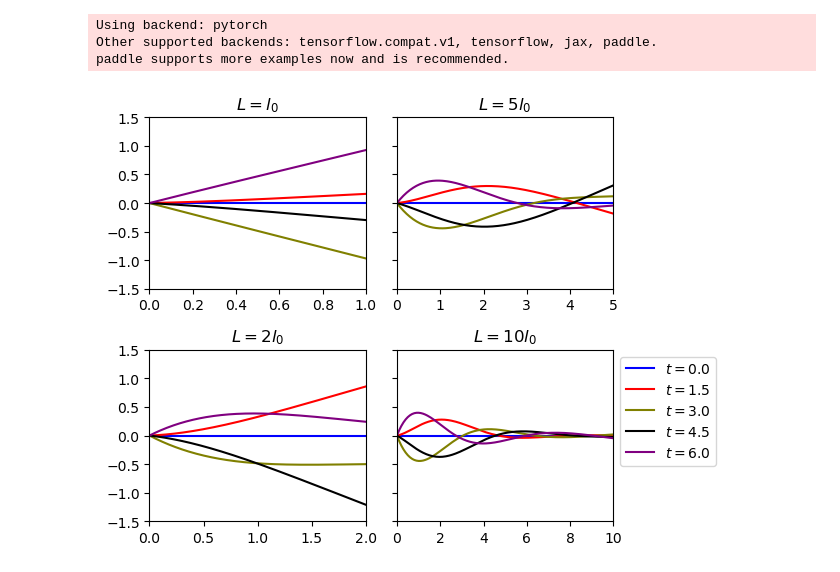
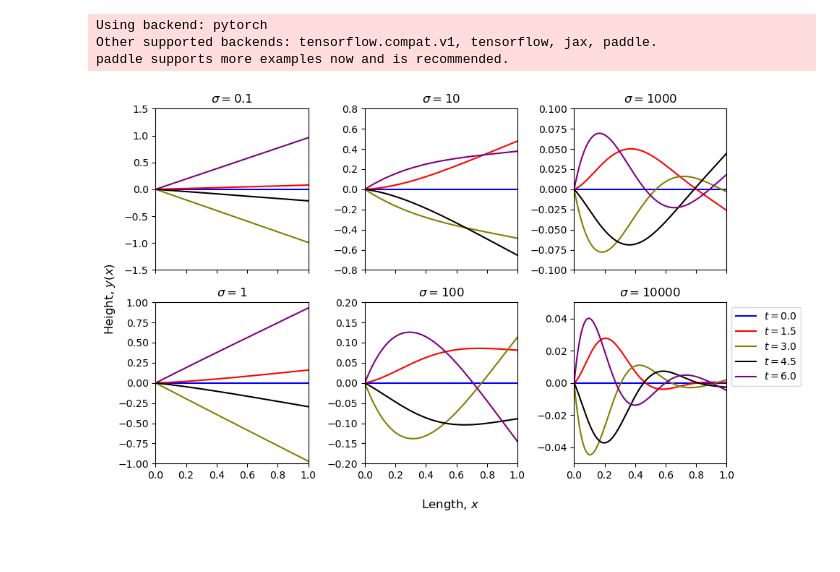
Before and after one commit to xietao-wanglin/elastic-filaments, a Jupyter notebook: figures.ipynb, the cells around one changed output. Drawn from its saved outputs; the diff is of its cells as text; code cells hidden in the pictures.

```diff
--- a/figures.ipynb
+++ b/figures.ipynb
@@ -13,34 +13,49 @@ Using backend: pytorch
 Other supported backends: tensorflow.compat.v1, tensorflow, jax, paddle.
 paddle supports more examples now and is recommended.
 # %%
-f, ax = plt.subplots(2, 2, sharey=True)
-df1 = pd.read_parquet('./data/l1.parquet')
-df2 = pd.read_parquet('./data/l2.parquet')
-df5 = pd.read_parquet('./data/l5.parquet')
-df10 = pd.read_parquet('./data/l10.parquet')
-colors = ['blue', 'red', 'olive', 'black', 'purple']
+f, ax = plt.subplots(2, 3, sharex=True, figsize=(10, 6))
+df01 = pd.read_parquet('./data/s0.1.parquet')
+df1 = pd.read_parquet('./data/s1.0.parquet')
+df10 = pd.read_parquet('./data/s10.0.parquet')
+df100 = pd.read_parquet('./data/s100.0.parquet')
+df1000 = pd.read_parquet('./data/s1000.0.parquet')
+df10000 = pd.read_parquet('./data/s10000.0.parquet')
+colours = ['blue', 'red', 'olive', 'black', 'purple']
 for i in range(5):
-    gap = 300000
+    gap = 30000
     time = round(df1['t'][gap*i+1],1)
-    ax[0, 0].plot(df1['x'][gap*i:gap*(i)+200], df1['y'][gap*i:gap*(i)+200], label=fr'$t = {time}$', color=colors[i])
-    ax[1, 0].plot(df2['x'][gap*i:gap*(i)+200], df2['y'][gap*i:gap*(i)+200], label=fr'$t = {time}$', color=colors[i])
-    ax[0, 1].plot(df5['x'][gap*i:gap*(i)+200], df5['y'][gap*i:gap*(i)+200], label=fr'$t = {time}$', color=colors[i])
-    ax[1, 1].plot(df10['x'][gap*i:gap*(i)+200], df10['y'][gap*i:gap*(i)+200], label=fr'$t = {time}$', color=colors[i])
+    ax[0, 0].plot(df01['x'][gap*i:gap*(i)+200], df01['y'][gap*i:gap*(i)+200], label=fr'$t = {time}$', color=colours[i])
+    ax[1, 0].plot(df1['x'][gap*i:gap*(i)+200], df1['y'][gap*i:gap*(i)+200], label=fr'$t = {time}$', color=colours[i])
+    ax[0, 1].plot(df10['x'][gap*i:gap*(i)+200], df10['y'][gap*i:gap*(i)+200], label=fr'$t = {time}$', color=colours[i])
+    ax[1, 1].plot(df100['x'][gap*i:gap*(i)+200], df100['y'][gap*i:gap*(i)+200], label=fr'$t = {time}$', color=colours[i])
+    ax[0, 2].plot(df1000['x'][gap*i:gap*(i)+200], df1000['y'][gap*i:gap*(i)+200], label=fr'$t = {time}$', color=colours[i])
+    ax[1, 2].plot(df10000['x'][gap*i:gap*(i)+200], df10000['y'][gap*i:gap*(i)+200], label=fr'$t = {time}$', color=colours[i])
     ax[0, 0].set_ylim(-1.5, 1.5)
+    ax[1, 0].set_ylim(-1, 1)
+    ax[0, 1].set_ylim(-0.8, 0.8)
+    ax[1, 1].set_ylim(-0.2, 0.2)
+    ax[0, 2].set_ylim(-0.1, 0.1)
+    ax[1, 2].set_ylim(-0.05, 0.05)
     ax[0, 0].set_xlim(0, 1)
-    ax[1, 0].set_xlim(0, 2)
-    ax[0, 1].set_xlim(0, 5)
-    ax[1, 1].set_xlim(0, 10)
-    ax[0, 0].set_title(r'$L = l_0$')
-    ax[1, 0].set_title(r'$L = 2l_0$')
-    ax[0, 1].set_title(r'$L = 5l_0$')
-    ax[1, 1].set_title(r'$L = 10l_0$')
+    ax[1, 0].set_xlim(0, 1)
+    ax[0, 1].set_xlim(0, 1)
+    ax[1, 1].set_xlim(0, 1)
+    ax[0, 2].set_xlim(0, 1)
+    ax[1, 2].set_xlim(0, 1)
+    ax[0, 0].set_title(r'$\sigma = 0.1$')
+    ax[1, 0].set_title(r'$\sigma = 1$')
+    ax[0, 1].set_title(r'$\sigma = 10$')
+    ax[1, 1].set_title(r'$\sigma = 100$')
+    ax[0, 2].set_title(r'$\sigma = 1000$')
+    ax[1, 2].set_title(r'$\sigma = 10000$')
 plt.legend(loc='lower right')
-sns.move_legend(ax[1, 1], "upper left", bbox_to_anchor=(1, 1))
+sns.move_legend(ax[1, 2], "upper left", bbox_to_anchor=(1, 1))
+f.supxlabel('Length, $x$')
+f.supylabel('Height, $y(x)$')
 f.tight_layout()
-plt.savefig('./figures/filaments.png', bbox_inches='tight')
+plt.savefig('./figures/filaments.png', bbox_inches='tight', dpi=200)
 # %% [output]
-[figure, old version]
+[figure, new version]
 # %%
 def analytical_y(G, l0, L, f, x, t):
     c8 = np.cos(np.pi/8) # 0.92
```
Also changed, not shown: parts of 37 cells of this notebook, 2 other files.
